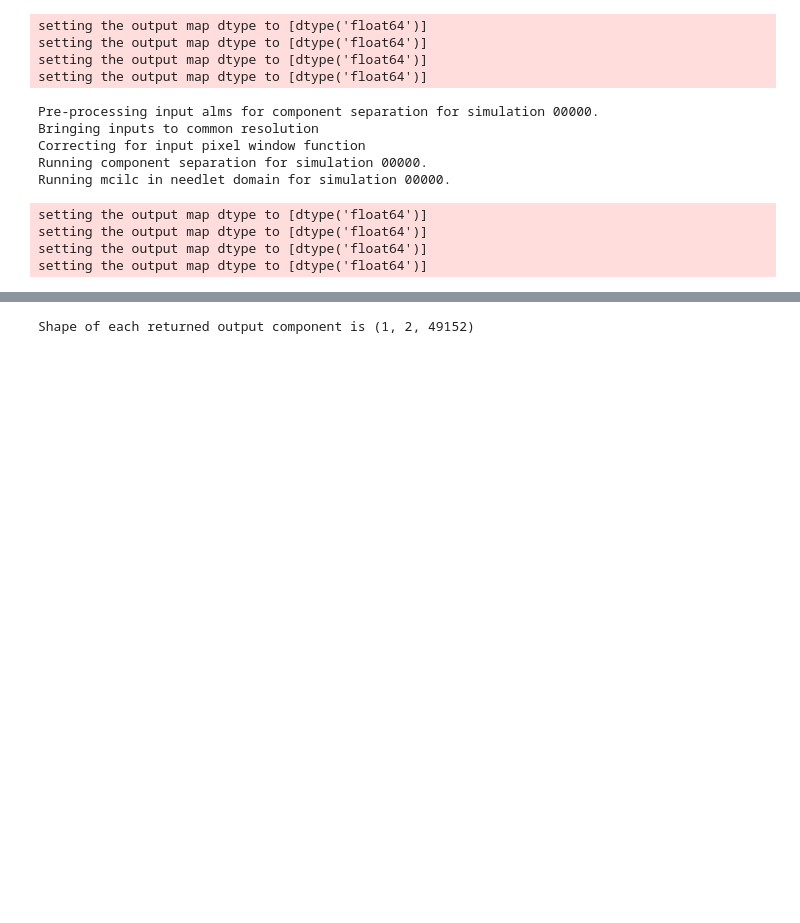
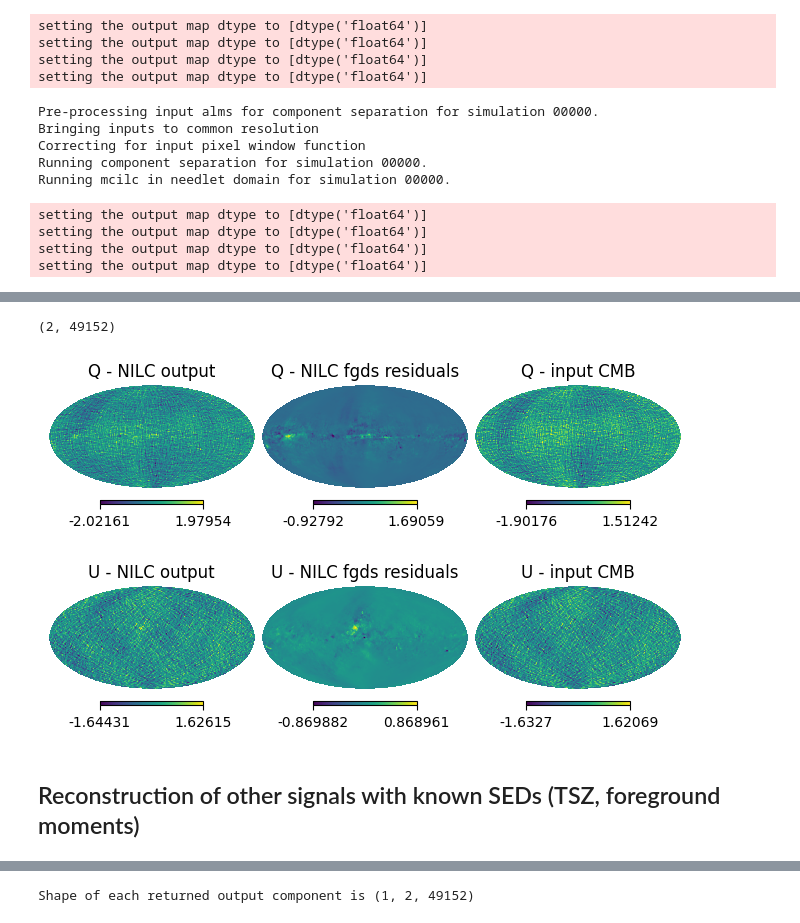
Before and after one commit to alecarones/broom, a Jupyter notebook: tutorials/tutorial_satellite.ipynb, the cells around one changed output, grey strips where cells are left out. Saved outputs shown, nothing was run; the diff lists cells and outputs as text; code cells hidden in the pictures; blank space fills up the shorter version.

```diff
--- a/tutorials/tutorial_satellite.ipynb
+++ b/tutorials/tutorial_satellite.ipynb
@@ -850,17 +907,16 @@ setting the output map dtype to [dtype('float64')]
 # %%
 # Combination of the component separation outputs
 # You need to set the 'combine_outputs' dictionary
-
 config_run = {
     'combine_outputs': [{
         # List of fields returned by the different component separation runs
         'fields_in': ["E", "B"],
         # Fields to be saved from the combination of the products
-        'fields_out': "QU", # In this case, it could have also been "EB"
+        'fields_out': "EB", # In this case, it could have also been "EB"
         # Path where outputs of each component separation run are stored.
         # They will be added to the root path config.path_outputs
-        'paths_fields_in': ["ilc_needlet_bias0.001/mexican_B1.3_j0j13_j14j16_j17j18_j19j39",
-                "mcilc_needlet/mexican_B1.3_j0j13_j14j16_j17j18_j19j39/cea_ideal_337.0GHz_119.0bGHz_50patches"],
+        'paths_fields_in': ["ilc_needlet_bias0.001/mexican_B1.3_j0j13_j14j16_j17j18_j19j39/cmb_reconstruction",
+                "mcilc_needlet/mexican_B1.3_j0j13_j14j16_j17j18_j19j39/cea_ideal_337.0GHz_119.0bGHz_50patches/cmb_reconstruction"],
         # Path where combined products will be stored if config.save_compsep_products is True.
         # It will be added to root path config.path_outputs for the full path
         'path_out': "Enilc_Bmcilc_ceaideal",
@@ -873,6 +929,31 @@ config = Configs(config=config_values)
 config.config["return_compsep_products"] = True
 config._store_passed_settings()   # refresh all dependent attributes
 
-combined_outputs = _combine_products(config, nsim=0)
+combined_outputs_EB = _combine_products(config, nsim=0)
+
+# For polarization, you can also combine E and B-mode outputs from different runs to reconstruct Q and U maps.
+config_run = {
+    'combine_outputs': [{
+        # List of fields returned by the different component separation runs
+        'fields_in': ["E", "B"],
+        # Fields to be saved from the combination of the products
+        'fields_out': "QU", # In this case, it could have also been "EB"
+        # Path where outputs of each component separation run are stored.
+        # They will be added to the root path config.path_outputs
+        'paths_fields_in': ["ilc_needlet_bias0.001/mexican_B1.3_j0j13_j14j16_j17j18_j19j39/cmb_reconstruction",
+                "mcilc_needlet/mexican_B1.3_j0j13_j14j16_j17j18_j19j39/cea_ideal_337.0GHz_119.0bGHz_50patches/cmb_reconstruction"],
+        # Path where combined products will be stored if config.save_compsep_products is True.
+        # It will be added to root path config.path_outputs for the full path
+        'path_out': "Enilc_Bmcilc_ceaideal",
+        # Components saved by both component separation runs which will be combined
+        'components': ["output_total"]
+}]}
+
+config_values.update(config_run)
+config = Configs(config=config_values)
+config.config["return_compsep_products"] = True
+config._store_passed_settings()   # refresh all dependent attributes
+
+combined_outputs_QU = _combine_products(config, nsim=0)
 # %% [output]
 setting the output map dtype to [dtype('float64'), dtype('float64')]
@@ -878,0 +1037,19 @@ setting the output map dtype to [dtype('float64'), dtype('float64')]
+# %%
+outputs_nilc_QU.cmb[0].shape
+# %% [output]
+(2, 49152)
+# %%
+plt.figure()
+hp.mollview(outputs_nilc_QU.total[0][0], title="Q - NILC output", sub=(2,3,1))
+hp.mollview(outputs_nilc_QU.fgds[0][0], title="Q - NILC fgds residuals", sub=(2,3,2))
+hp.mollview(outputs_nilc_QU.cmb[0][0], title="Q - input CMB", sub=(2,3,3))
+
+plt.figure()
+hp.mollview(outputs_nilc_QU.total[0][1], title="U - NILC output", sub=(2,3,1))
+hp.mollview(outputs_nilc_QU.fgds[0][1], title="U - NILC fgds residuals", sub=(2,3,2))
+hp.mollview(outputs_nilc_QU.cmb[0][1], title="U - input CMB", sub=(2,3,3))
+# %% [output]
+[figure, added]
+[figure, added]
+# %% [markdown]
+## Reconstruction of other signals with known SEDs (TSZ, foreground moments)
```
Also changed, not shown: parts of 36 cells of this notebook, 1 other file.
